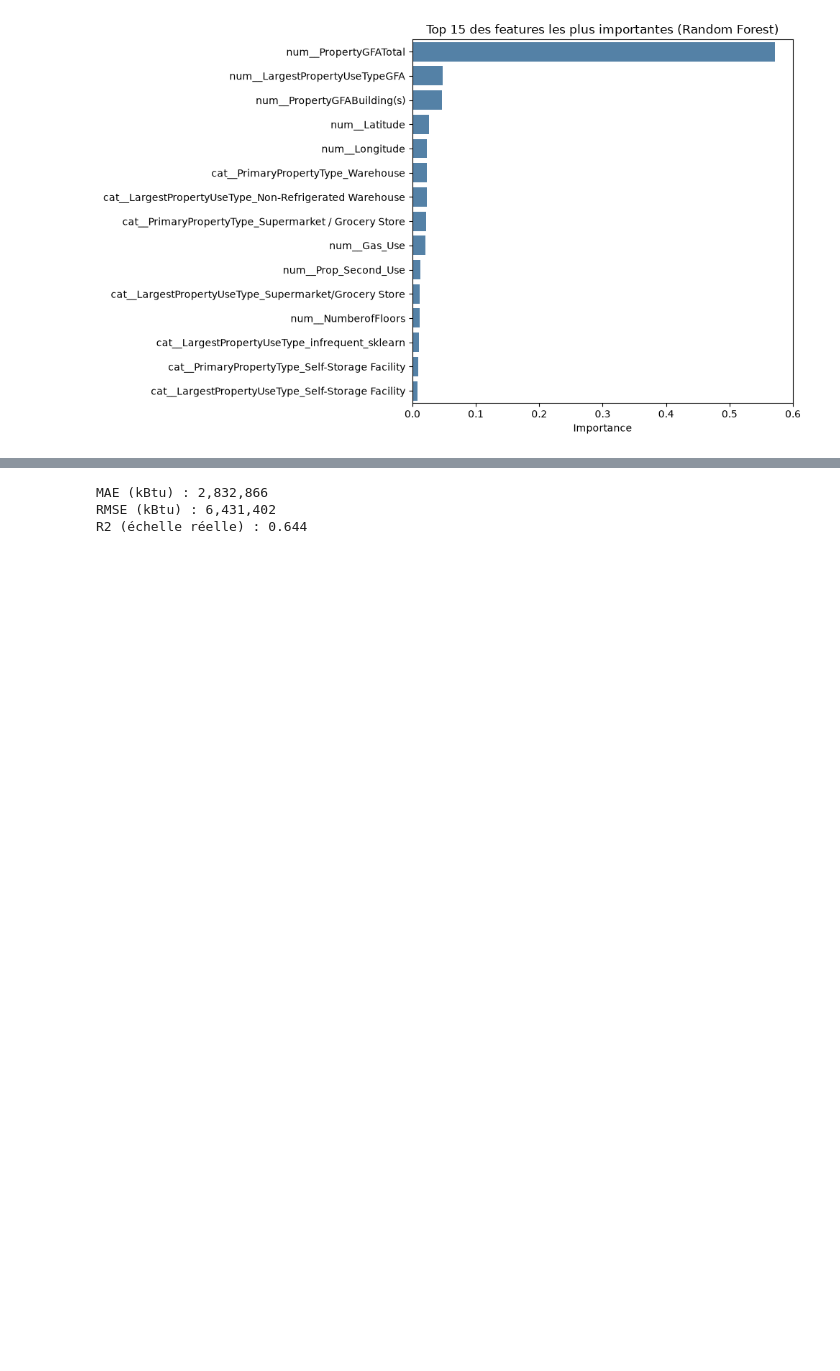
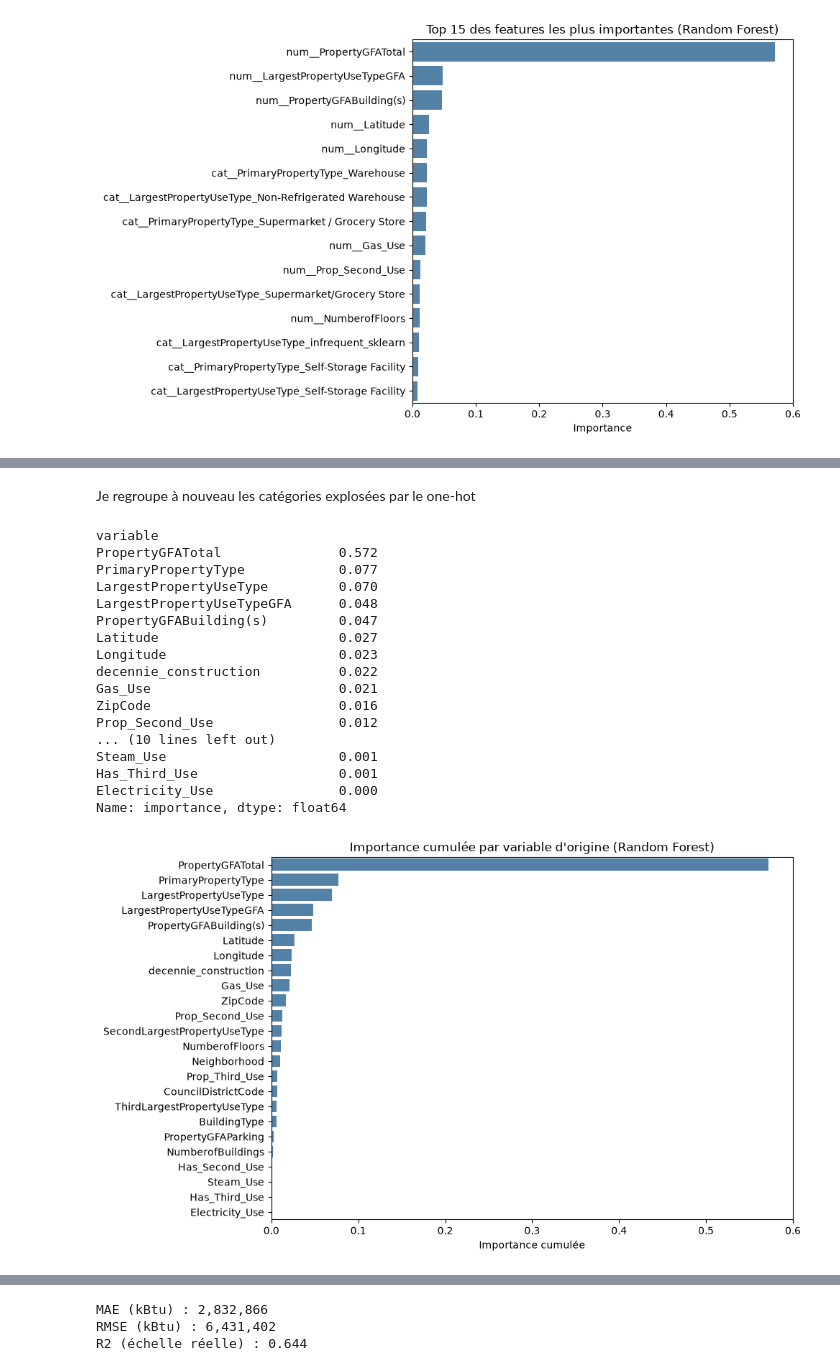
Before and after one commit to youdontknowmu/Projet3, a Jupyter notebook: P3_template_modelistation_supervisee_data_scientist.ipynb, the cells around one changed output, grey strips where cells are left out. Cells and saved outputs as stored; diff of their text form; code cells hidden in the pictures; blank space fills up the shorter version.

```diff
--- a/P3_template_modelistation_supervisee_data_scientist.ipynb
+++ b/P3_template_modelistation_supervisee_data_scientist.ipynb
@@ -759,9 +837,6 @@ Shape de y : (1516,)
 # %%
-from sklearn.compose import ColumnTransformer
-from sklearn.preprocessing import StandardScaler
-
 # On identifie les 2 groupes de colonnes à partir de X (pas building_consumption, pour être sûr de ne pas inclure la target)
-colonnes_categorielles = X.select_dtypes(include="object").columns.tolist()
+colonnes_categorielles = X.select_dtypes(include=["object", "str"]).columns.tolist()
 colonnes_numeriques = X.select_dtypes(include="number").columns.tolist()
 
 print("Catégorielles :", colonnes_categorielles)
@@ -772,9 +847,8 @@ preprocessor = ColumnTransformer(transformers=[
     ("num", StandardScaler(), colonnes_numeriques),
 ])
 
-# On applique la transformation
-X_prepared = preprocessor.fit_transform(X)
-print(f"Shape de X après transformation : {X_prepared.shape}")
+# À ce stade, le preprocessor est seulement défini
+# Il sera appris (fit) uniquement sur le jeu d'entraînement, après le découpage train/test
 # %% [output]
 Catégorielles : ['BuildingType', 'PrimaryPropertyType', 'ZipCode', 'CouncilDistrictCode', 'Neighborhood', 'LargestPropertyUseType', 'SecondLargestPropertyUseType', 'ThirdLargestPropertyUseType', 'dece ...
 Numériques : ['Latitude', 'Longitude', 'NumberofBuildings', 'NumberofFloors', 'PropertyGFATotal', 'PropertyGFAParking', 'PropertyGFABuilding(s)', 'LargestPropertyUseTypeGFA', 'Electricity_Use', 'Gas_U ...
@@ -1097,0 +1245,53 @@ plt.show()
+# %% [markdown]
+Je regroupe à nouveau les catégories explosées par le one-hot
+# %%
+"""Feature importance regroupée par variable d'origine"""
+# Le One-Hot a éclaté chaque variable catégorielle en plusieurs colonnes (une par catégorie).
+# On retrouve pour chaque colonne sa variable d'origine, puis on additionne les importances.
+
+def variable_origine(nom_colonne):
+    """Retrouve la variable d'origine à partir du nom de colonne après transformation."""
+    # Colonnes catégorielles : "cat__LargestPropertyUseType_Office" -> "LargestPropertyUseType"
+    for col in colonnes_categorielles:
+        if nom_colonne.startswith(f"cat__{col}_"):
+            return col
+    # Colonnes numériques : "num__PropertyGFATotal" -> "PropertyGFATotal"
+    return nom_colonne.replace("num__", "")
+
+importances["variable"] = importances["feature"].apply(variable_origine)
+
+# Somme des importances par variable d'origine, de la plus importante à la moins importante
+importances_par_variable = (
+    importances.groupby("variable")["importance"]
+    .sum()
+    .sort_values(ascending=False)
+)
+print(importances_par_variable)
+
+# Même graphique que précédemment, mais par variable d'origine
+plt.figure(figsize=(10, 6))
+sns.barplot(x=importances_par_variable.values, y=importances_par_variable.index, color="steelblue")
+plt.title("Importance cumulée par variable d'origine (Random Forest)")
+plt.xlabel("Importance cumulée")
+plt.ylabel("")
+plt.tight_layout()
+plt.show()
+# %% [output]
+variable
+PropertyGFATotal               0.572
+PrimaryPropertyType            0.077
+LargestPropertyUseType         0.070
+LargestPropertyUseTypeGFA      0.048
+PropertyGFABuilding(s)         0.047
+Latitude                       0.027
+Longitude                      0.023
+decennie_construction          0.022
+Gas_Use                        0.021
+ZipCode                        0.016
+Prop_Second_Use                0.012
+... (10 lines left out)
+Steam_Use                      0.001
+Has_Third_Use                  0.001
+Electricity_Use                0.000
+Name: importance, dtype: float64
+[figure, added]
```
Also changed, not shown: parts of 105 cells of this notebook.
